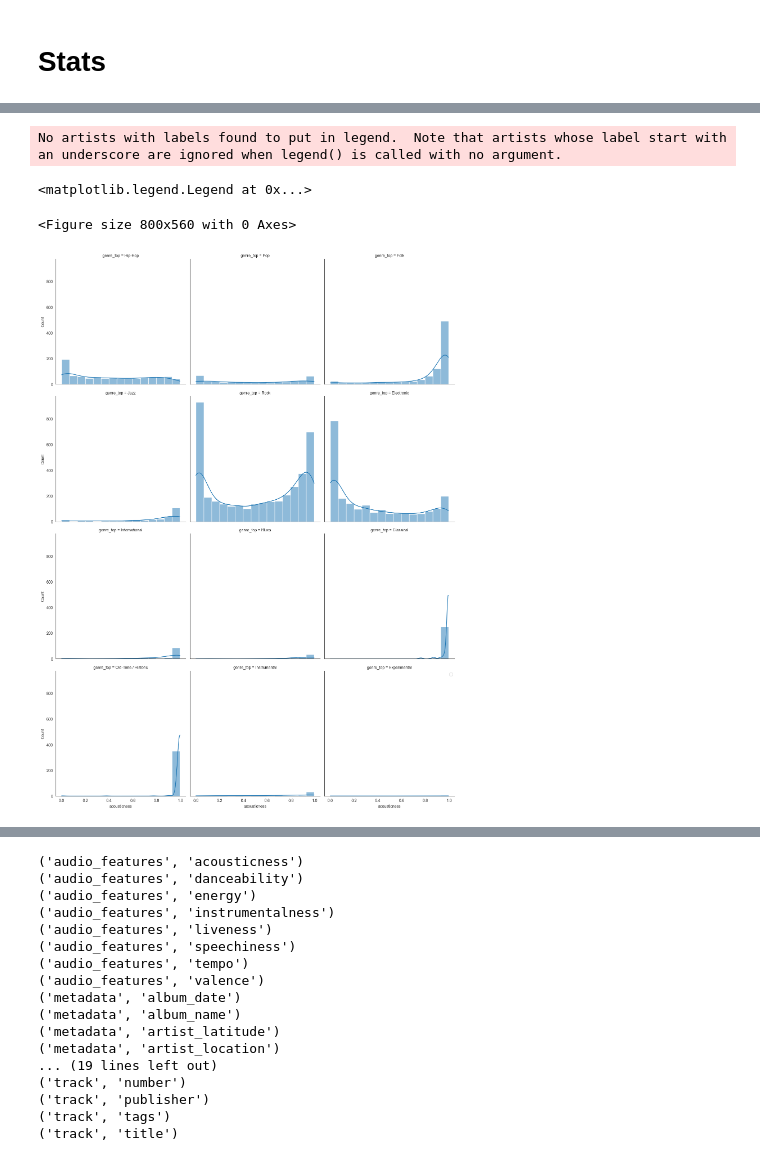
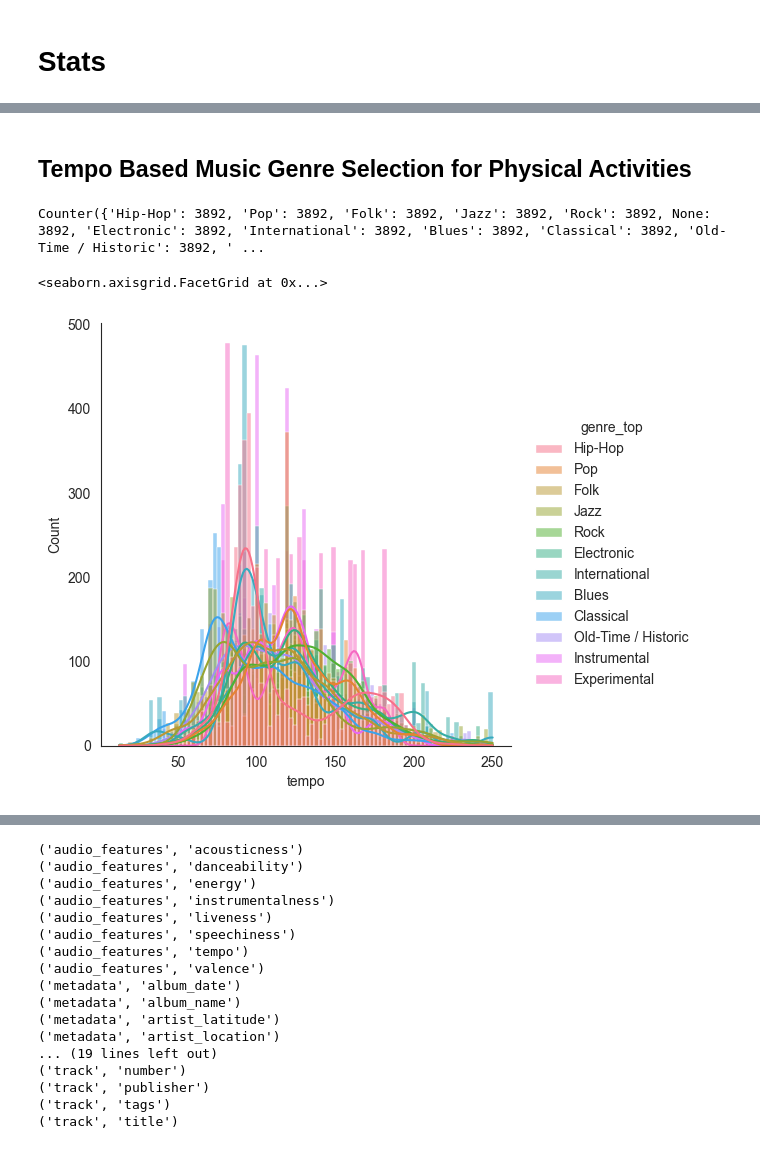
Before and after one commit to cayasryan/AI-201-Final-Project, a Jupyter notebook: data-preparation/feature-selection/feature-selection.ipynb, the cells around one changed output, grey strips where cells are left out. Saved outputs shown, nothing was run; the diff lists cells and outputs as text; code cells hidden in the pictures.

```diff
--- a/data-preparation/feature-selection/feature-selection.ipynb
+++ b/data-preparation/feature-selection/feature-selection.ipynb
@@ -47,19 +54,16 @@ import seaborn as sns
 import matplotlib.pyplot as plt
 sns.set_style("white")
 # %%
-plt.figure(figsize=(10,7), dpi=80)
-
-sns.displot(
-    data=selected_samples,
-    x='acousticness',
-    col='genre_top',
-    kde=True,
-    col_wrap=3
-)
-
-plt.legend()
+# plt.figure(figsize=(10,7), dpi=80)
+#
+# sns.displot(
+#     data=selected_samples,
+#     x='tempo',
+#     col='genre_top',
+#     kde=True,
+#     col_wrap=3
+# )
+#
+# plt.legend()
-# %% [output]
-No artists with labels found to put in legend.  Note that artists whose label start with an underscore are ignored when legend() is called with no argument.
-<matplotlib.legend.Legend at 0x...>
-<Figure size 800x560 with 0 Axes>
-[figure, removed]
+# %% [markdown]
+## Tempo Based Music Genre Selection for Physical Activities
@@ -65,0 +75,16 @@ No artists with labels found to put in legend.  Note that artists whose label st
+# %%
+y=selected_samples.genre_top
+X=selected_samples.copy()
+
+le = LabelEncoder()
+y=le.fit_transform(y)
+
+X,y = RandomOverSampler().fit_resample(X,y)
+print(Counter(X.genre_top))
+# %% [output]
+Counter({'Hip-Hop': 3892, 'Pop': 3892, 'Folk': 3892, 'Jazz': 3892, 'Rock': 3892, None: 3892, 'Electronic': 3892, 'International': 3892, 'Blues': 3892, 'Classical': 3892, 'Old-Time / Historic': 3892, ' ...
+# %%
+sns.displot(data=X, x='tempo', hue='genre_top', kde=True, fill=True)
+# %% [output]
+<seaborn.axisgrid.FacetGrid at 0x...>
+[figure, added]
```
Also changed, not shown: parts of 16 cells of this notebook, 46 other files.
